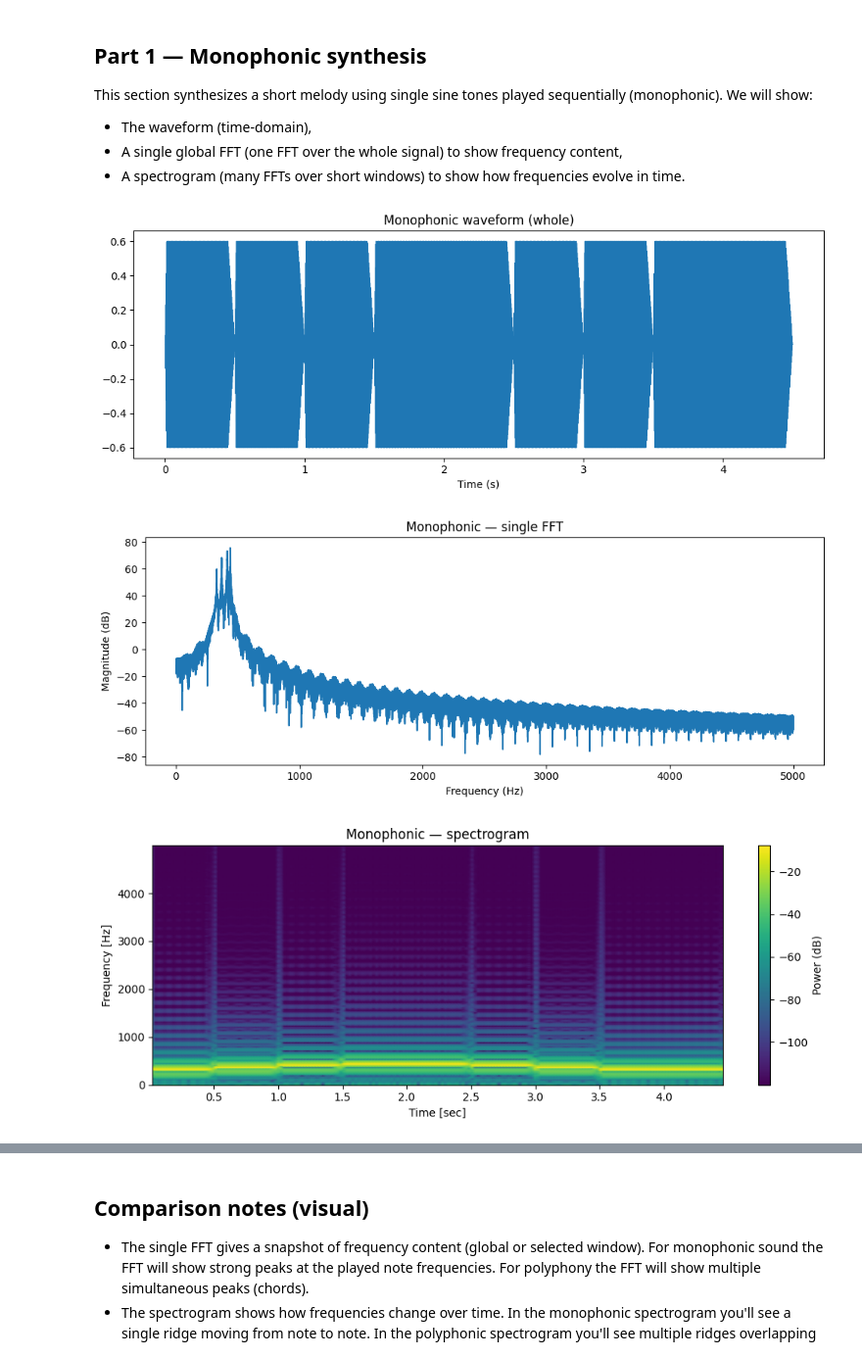
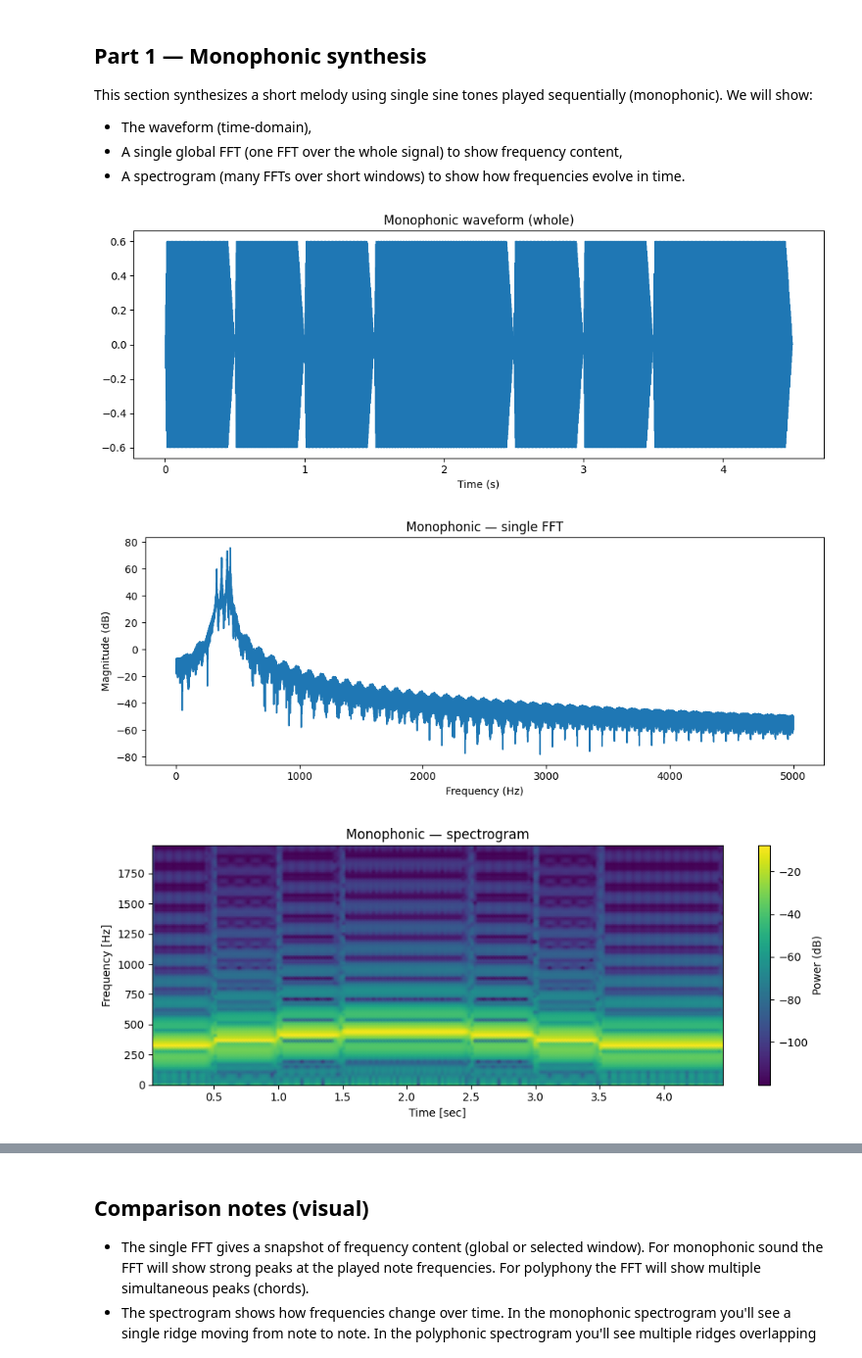
Before and after one commit to mariribeiro257/ufpa_midi, a Jupyter notebook: notebooks/monophonic_vs_polyphonic.ipynb, the cells around one changed output, grey strips where cells are left out. Shown: that part at 98% size. Drawn from its saved outputs; the diff is of its cells as text; code cells hidden in the pictures.

```diff
--- a/notebooks/monophonic_vs_polyphonic.ipynb
+++ b/notebooks/monophonic_vs_polyphonic.ipynb
@@ -141,12 +228,12 @@ sf.write(sf_path_mono, mono_signal, sr)
 # %%
 # Visualizations: waveform, single FFT and spectrogram
 plot_waveform(mono_signal, sr, title='Monophonic waveform (whole)')
 plot_single_fft(mono_signal, sr, title='Monophonic — single FFT')
-plot_spectrogram(mono_signal, sr, title='Monophonic — spectrogram', nperseg=1024, freq_limit=5000)
+plot_spectrogram(mono_signal, sr, title='Monophonic — spectrogram', nperseg=1024, freq_limit=2000)
 # %% [output]
 [figure]
 [figure]
-[figure, old version]
+[figure, new version]
 # %% [markdown]
 ## Part 2 — Polyphonic via MIDI (programmatic)
 We will **create a tiny MIDI file** with **overlapping notes** and then synthesize audio by additive synthesis.
```
Also changed, not shown: parts of 15 cells of this notebook.
